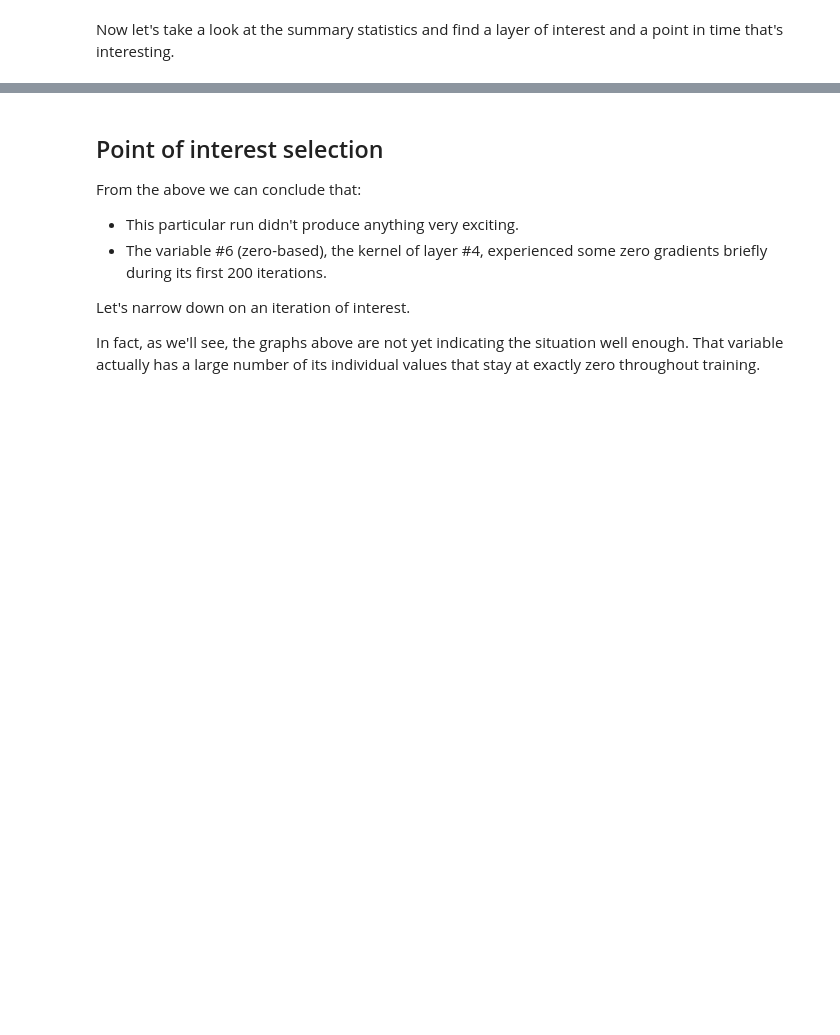
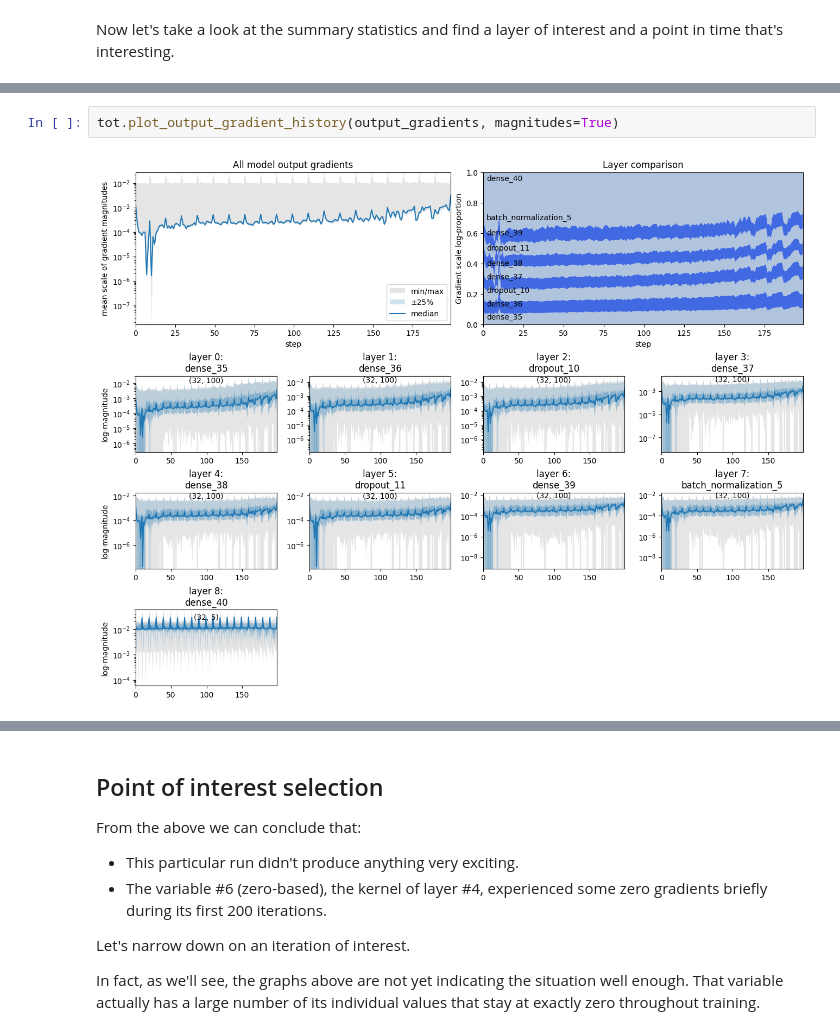
Before and after one commit to malcolmlett/training-instrumentation-toolkit, a Jupyter notebook: Learning_visualisations_v12.ipynb, the cells around one changed output, grey strips where cells are left out. Drawn from its saved outputs; the diff is of its cells as text; blank space fills up the shorter version.

```diff
--- a/Learning_visualisations_v12.ipynb
+++ b/Learning_visualisations_v12.ipynb
@@ -242,3 +243,7 @@ tot.plot_gradient_history(gradients, magnitudes=True)
+# %%
+tot.plot_output_gradient_history(output_gradients, magnitudes=True)
+# %% [output]
+[figure, added]
 # %%
 tot.plot_activity_rate_history(activity)
 # %% [output]
```
Also changed, not shown: parts of 26 cells of this notebook.
